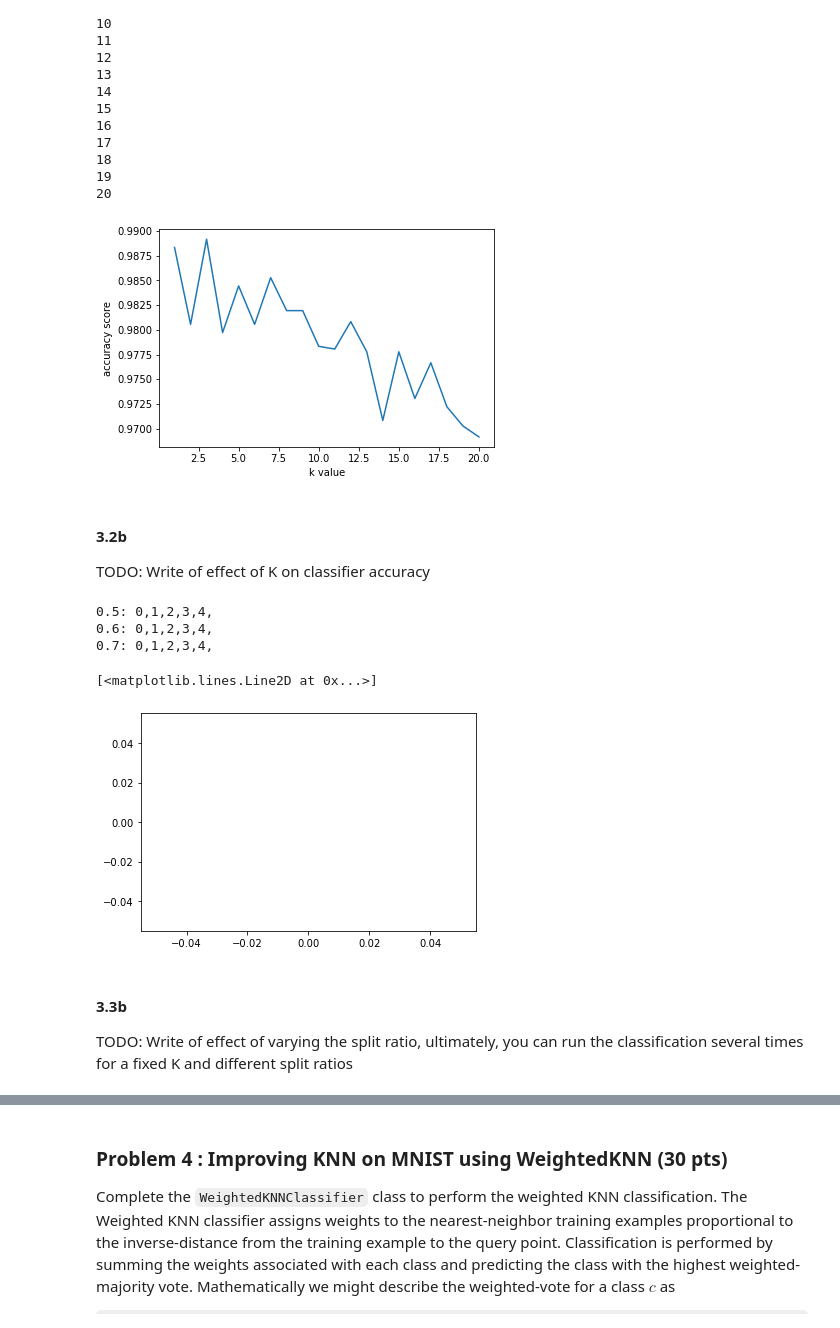
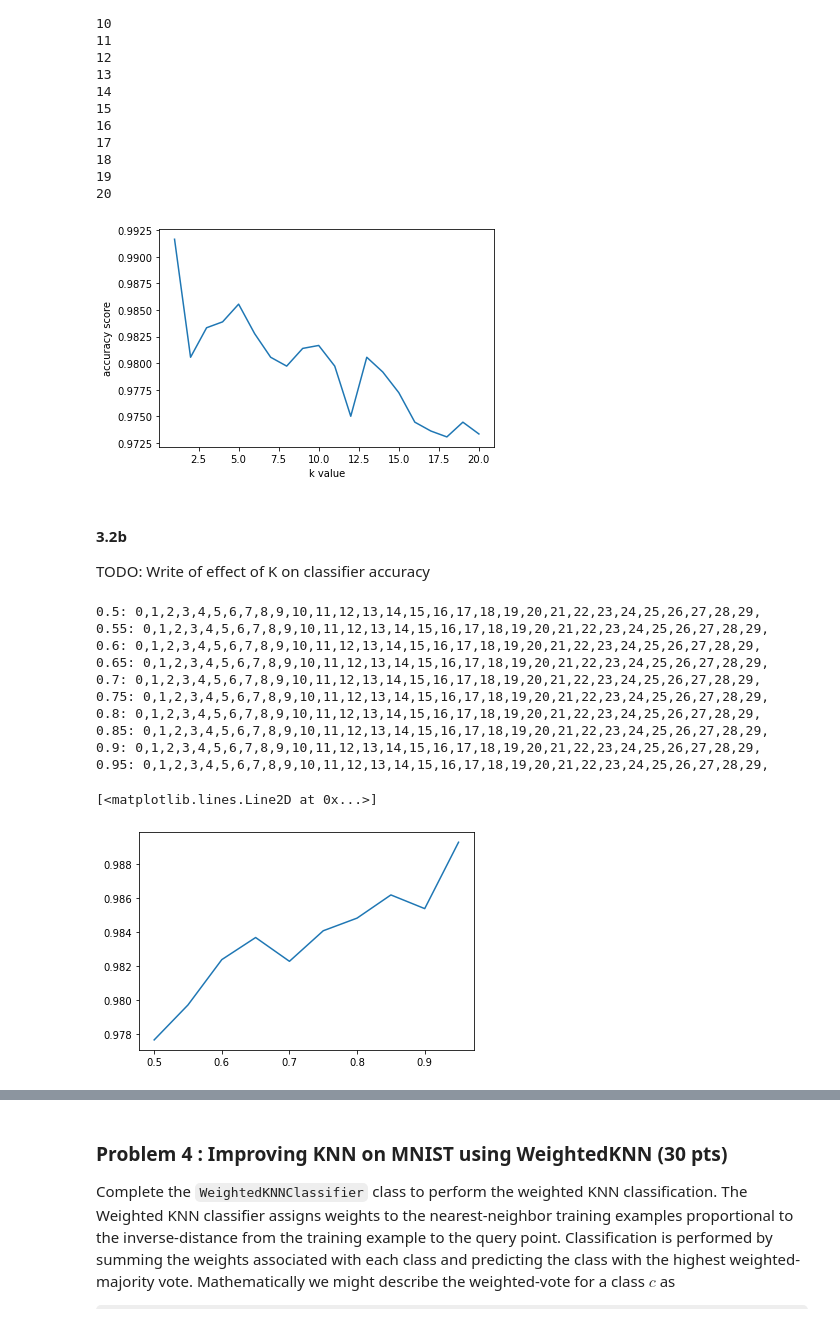
Before and after one commit to alexbook00/CSCI-5622, a Jupyter notebook: Homework/PS1_AlexBook.ipynb, the cells around one changed output, grey strips where cells are left out. Drawn from its saved outputs; the diff is of its cells as text; code cells hidden in the pictures; some formulas as TeX source.

```diff
--- a/Homework/PS1_AlexBook.ipynb
+++ b/Homework/PS1_AlexBook.ipynb
@@ -367,7 +367,7 @@ class Numbers:
         """
         #BEGIN Workspace 2.3.a
         #TODO: Create classifier from training data, generate confusion matrix for test data
-        self.classifier.fit(self.train_x, self.train_y)
+        self.classifier = self.classifier.fit(self.train_x, self.train_y)
 
         c_matrix = self.classifier.confusion_matrix(self.test_x, self.test_y)
 
@@ -499,7 +499,7 @@ plt.xlabel('k value')
 plt.ylabel('accuracy score')
 plt.show()
 # %% [output]
-[figure, old version]
+[figure, new version]
 # %% [markdown]
 #### 3.2b
 TODO: Write of effect of K on classifier accuracy
@@ -520,11 +520,18 @@ class NumbersKnobs(Numbers):
         features = features.reshape(features.shape[0], -1)
 
         #BEGIN Workspace 3.3a
-        self.train_x = np.array(None) # A 2D np.array of training examples, REPLACE
-        self.train_y = np.array(None) # A 1D np.array of training answers, REPLACE
-        self.test_x = np.array(None) # A 2D np.array of testing examples, REPLACE
-        self.test_y = np.array(None) # A 1D np.array of testing answers, REPLACE
-        self.classifier = None # KNNClassifier, REPLACE
+        assert (len(labels) == len(features))
+        shuffled_order = np.random.permutation(len(labels))
+        shuffled_features = features[shuffled_order]
+        shuffled_labels = labels[shuffled_order]
+
+        split_point = int(len(labels)*self.train_ratio)
+
+        self.train_x = shuffled_features[:split_point] # A 2D np.array of training examples, REPLACE
+        self.train_y = shuffled_labels[:split_point] # A 1D np.array of training answers, REPLACE
+        self.test_x = shuffled_features[split_point:] # A 2D np.array of testing examples, REPLACE
+        self.test_y = shuffled_labels[split_point:] # A 1D np.array of testing answers, REPLACE
+        self.classifier = KNNClassifier(k=k) # KNNClassifier, REPLACE
 
         # TODO: - Divide our dataset into Train and Test datasets (80/20 split),
         #        replacing the variables above
@@ -535,27 +542,31 @@ class NumbersKnobs(Numbers):
 # %%
 #BEGIN Workspace 3.3b
 #TODO: analyze the effect of split ratio
 k = 5
-repetitions = 5 # Feel free to increase it
-split_ratios = np.array([0.5, 0.6, 0.7])
+repetitions = 30 # Feel free to increase it
+split_ratios = np.array([0.5, .55, 0.6, .65, 0.7, .75, .8, .85, .9, .95])
 results = np.zeros((len(split_ratios),repetitions))
 for i, s in enumerate(split_ratios):
     print(s ,end =": ")
     for j in range(repetitions):
         print(j, end=",")
         numbers = NumbersKnobs(k=k, train_ratio=s)
-        results[i,j] = None # TODO get accuracy of classification
+        results[i,j] = numbers.accuracy() # TODO get accuracy of classification
     print("")
 # Add title axis labels to the plot
 plt.plot(split_ratios, results.mean(1))
 
 #END Workspace 3.3b
 # %% [output]
-0.5: 0,1,2,3,4,
-0.6: 0,1,2,3,4,
-0.7: 0,1,2,3,4,
+0.5: 0,1,2,3,4,5,6,7,8,9,10,11,12,13,14,15,16,17,18,19,20,21,22,23,24,25,26,27,28,29,
+0.55: 0,1,2,3,4,5,6,7,8,9,10,11,12,13,14,15,16,17,18,19,20,21,22,23,24,25,26,27,28,29,
+0.6: 0,1,2,3,4,5,6,7,8,9,10,11,12,13,14,15,16,17,18,19,20,21,22,23,24,25,26,27,28,29,
+0.65: 0,1,2,3,4,5,6,7,8,9,10,11,12,13,14,15,16,17,18,19,20,21,22,23,24,25,26,27,28,29,
+0.7: 0,1,2,3,4,5,6,7,8,9,10,11,12,13,14,15,16,17,18,19,20,21,22,23,24,25,26,27,28,29,
+0.75: 0,1,2,3,4,5,6,7,8,9,10,11,12,13,14,15,16,17,18,19,20,21,22,23,24,25,26,27,28,29,
+0.8: 0,1,2,3,4,5,6,7,8,9,10,11,12,13,14,15,16,17,18,19,20,21,22,23,24,25,26,27,28,29,
+0.85: 0,1,2,3,4,5,6,7,8,9,10,11,12,13,14,15,16,17,18,19,20,21,22,23,24,25,26,27,28,29,
+0.9: 0,1,2,3,4,5,6,7,8,9,10,11,12,13,14,15,16,17,18,19,20,21,22,23,24,25,26,27,28,29,
+0.95: 0,1,2,3,4,5,6,7,8,9,10,11,12,13,14,15,16,17,18,19,20,21,22,23,24,25,26,27,28,29,
 [<matplotlib.lines.Line2D at 0x...>]
-[figure, old version]
+[figure, new version]
-# %% [markdown]
-#### 3.3b
-TODO: Write of effect of varying the split ratio, ultimately, you can run the classification several times for a fixed K and different split ratios
```
Also changed, not shown: parts of 4 cells of this notebook.
